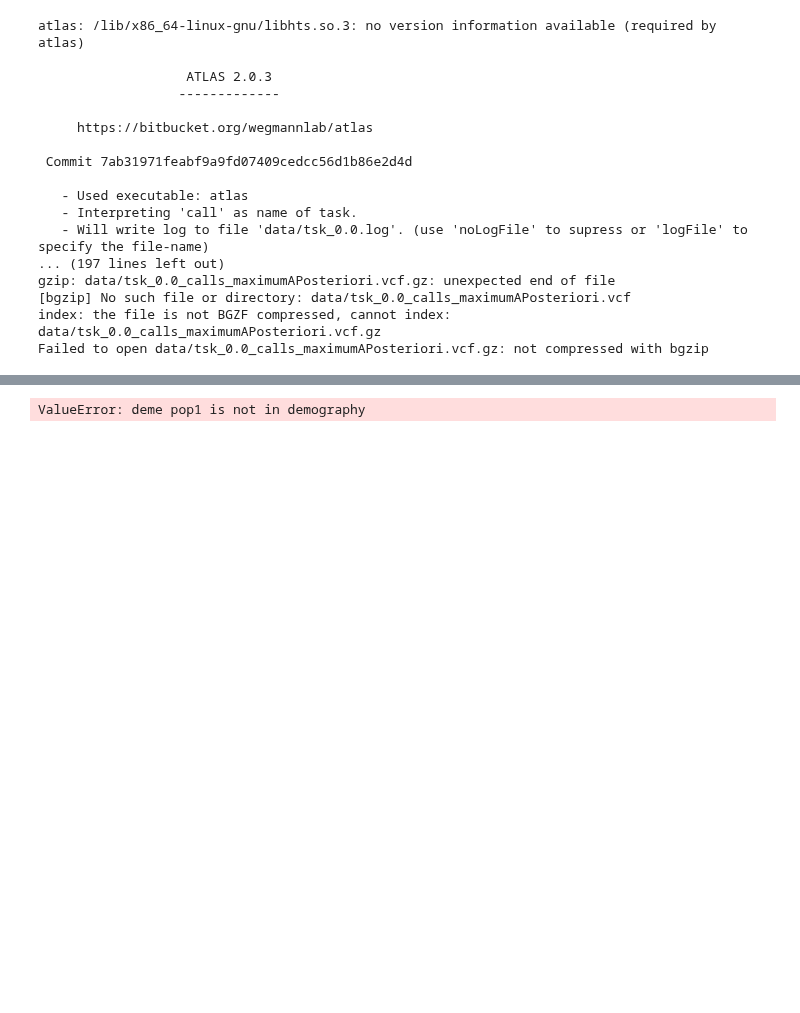
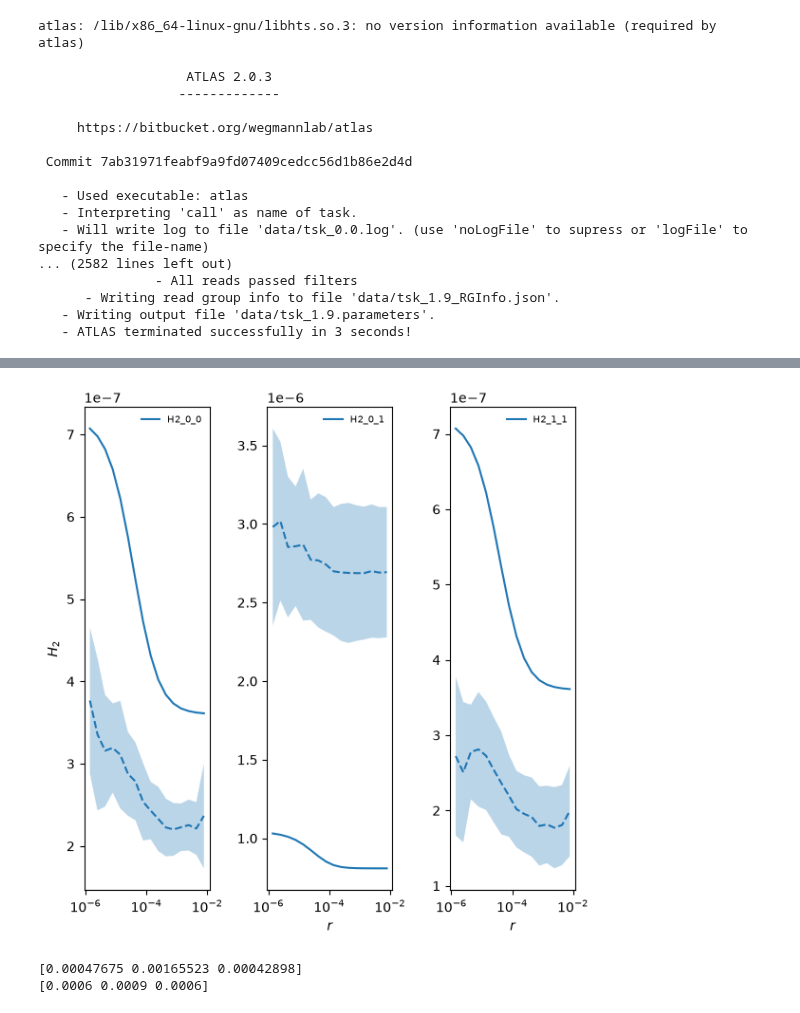
Before and after one commit to nwcol/h2py, a Jupyter notebook: examples/atlas_example.ipynb, the cells around one changed output, grey strips where cells are left out. Cells and saved outputs as stored; diff of their text form; code cells hidden in the pictures; blank space fills up the shorter version.

```diff
--- a/examples/atlas_example.ipynb
+++ b/examples/atlas_example.ipynb
@@ -8,15 +8,15 @@ import h2py
 from h2py.utils import timestamp
 # %%
 # Simulation parameters
-L = 10_000_000
-n_reps = 1
-n_samples = 1  # per population
+L = 1_000_000
+n_reps = 10
 u = 1.5e-8
 r = 1e-8
+n_samples = 1
 r_bins = np.logspace(-6, -2, 17)
-pops = {"pop0": n_samples}
-samples = ["tsk_0"]
-depth = 5
+pops = {"pop0": 1, "pop1": 1}
+samples = ["tsk_0", "tsk_1"]
+depth = 4
 
 # File names
 pop_file = "data/populations.txt"
@@ -27,6 +27,8 @@ bed_file = "data/coverage.bed"
 def demographic_model():
     b = demes.Builder()
     b.add_deme("pop0", epochs=[dict(start_size=1e4, end_time=0)])
+    b.add_deme("pop1", ancestors=["pop0"], start_time=1e4,
+               epochs=[dict(start_size=1e4, end_time=0)])
     g = b.resolve()
     return g
 
@@ -123,11 +129,11 @@ atlas: /lib/x86_64-linux-gnu/libhts.so.3: no version information available (requ
    - Used executable: atlas
    - Interpreting 'call' as name of task.
    - Will write log to file 'data/tsk_0.0.log'. (use 'noLogFile' to supress or 'logFile' to specify the file-name)
-... (197 lines left out)
-gzip: data/tsk_0.0_calls_maximumAPosteriori.vcf.gz: unexpected end of file
-[bgzip] No such file or directory: data/tsk_0.0_calls_maximumAPosteriori.vcf
-index: the file is not BGZF compressed, cannot index: data/tsk_0.0_calls_maximumAPosteriori.vcf.gz
-Failed to open data/tsk_0.0_calls_maximumAPosteriori.vcf.gz: not compressed with bgzip
+... (2582 lines left out)
+               - All reads passed filters
+      - Writing read group info to file 'data/tsk_1.9_RGInfo.json'.
+   - Writing output file 'data/tsk_1.9.parameters'.
+   - ATLAS terminated successfully in 3 seconds!
 # %%
 sums = {}
 for i in range(n_reps):
@@ -146,7 +152,7 @@ h2py.plotting.plot_h2_curves_comp(
     model,
     boot_data["means"],
     boot_data["varcovs"],
-    r_bins=boot_data["bins"],
+    r_bins=r_bins,
 )
 
 print(boot_data["means"][-1])
@@ -161 +178,3 @@ print(model.data[-1])
+[figure, added]
-ValueError: deme pop1 is not in demography
+[0.00047675 0.00165523 0.00042898]
+[0.0006 0.0009 0.0006]
```
Also changed, not shown: parts of 2 cells of this notebook, 7 other files.
